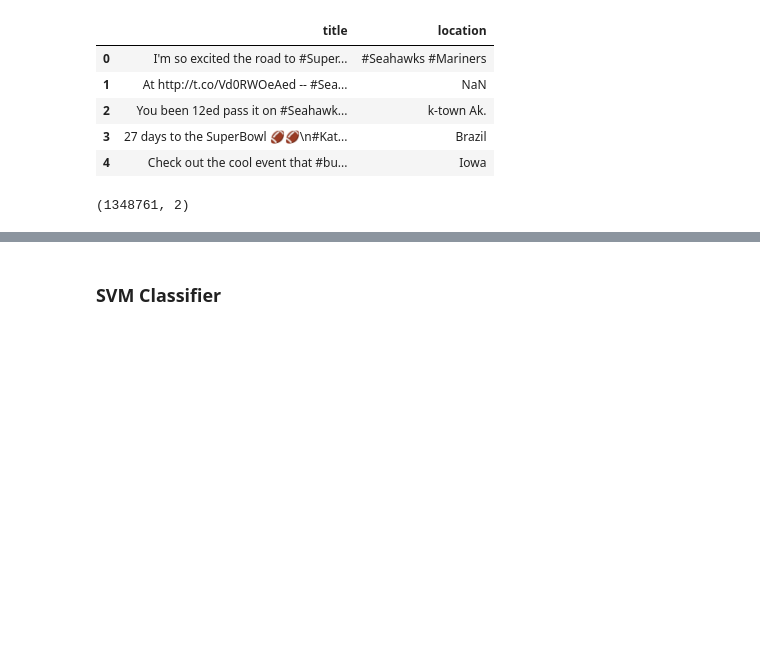
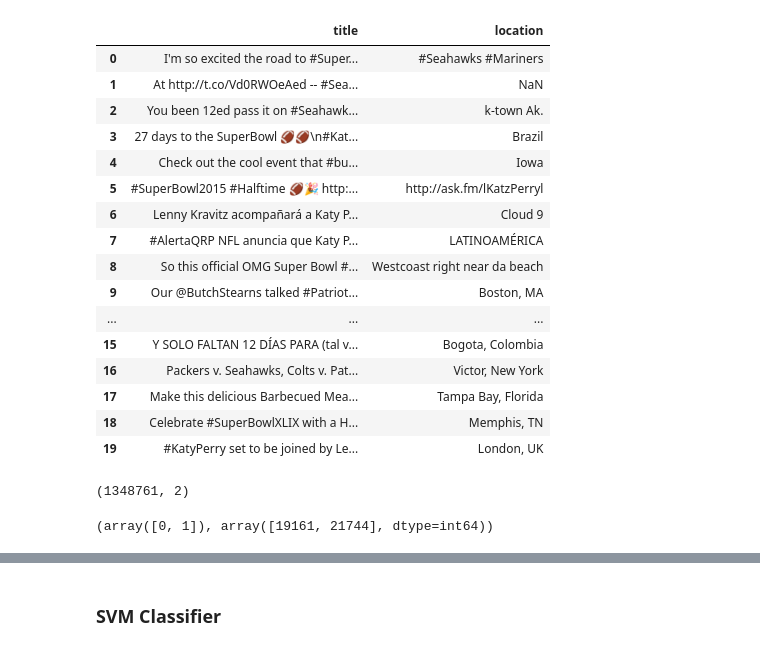
Before and after one commit to TSatyaVasanthReddy/TwitterPopularityPrediction, a Jupyter notebook: Project5_part2.ipynb, the cells around one changed output, grey strips where cells are left out. Saved outputs shown, nothing was run; the diff lists cells and outputs as text; code cells hidden in the pictures; blank space fills up the shorter version.

```diff
--- a/Project5_part2.ipynb
+++ b/Project5_part2.ipynb
@@ -35,14 +35,25 @@ df = pd.read_csv("part6.csv")
 # %%
 data = df[['title','location']]
 # %%
-data.head()
+data.head(20)
 # %% [output]
 |  | title | location |
 | 0 | I'm so excited the road to #Super... | #Seahawks #Mariners |
 | 1 | At http://t.co/Vd0RWOeAed -- #Sea... | NaN |
 | 2 | You been 12ed pass it on #Seahawk... | k-town Ak. |
 | 3 | 27 days to the SuperBowl 🏈🏈\n#Kat... | Brazil |
 | 4 | Check out the cool event that #bu... | Iowa |
+| 5 | #SuperBowl2015 #Halftime 🏈🎉 http:... | http://ask.fm/lKatzPerryl |
+| 6 | Lenny Kravitz acompañará a Katy P... | Cloud 9 |
+| 7 | #AlertaQRP NFL anuncia que Katy P... | LATINOAMÉRICA |
+| 8 | So this official OMG Super Bowl #... | Westcoast right near da beach |
+| 9 | Our @ButchStearns talked #Patriot... | Boston, MA |
+| ... | ... | ... |
+| 15 | Y SOLO FALTAN 12 DÍAS PARA (tal v... | Bogota, Colombia |
+| 16 | Packers v. Seahawks, Colts v. Pat... | Victor, New York |
+| 17 | Make this delicious Barbecued Mea... | Tampa Bay, Florida |
+| 18 | Celebrate #SuperBowlXLIX with a H... | Memphis, TN |
+| 19 | #KatyPerry set to be joined by Le... | London, UK |
 # %%
 print(data.shape)
 # %% [output]
@@ -91,6 +102,10 @@ for i in range(0,data.shape[0]):
     elif check_mass(str1) == True :
         tweet.append(data['title'][i])
         location.append(1)
+# %%
+print(np.unique(location, return_counts = True))
+# %% [output]
+(array([0, 1]), array([19161, 21744], dtype=int64))
 # %%
 def tokenize(data):
     data = re.sub('[,.-:/()?{}*$#&]', ' ', data)
```
Also changed, not shown: parts of 8 cells of this notebook.
